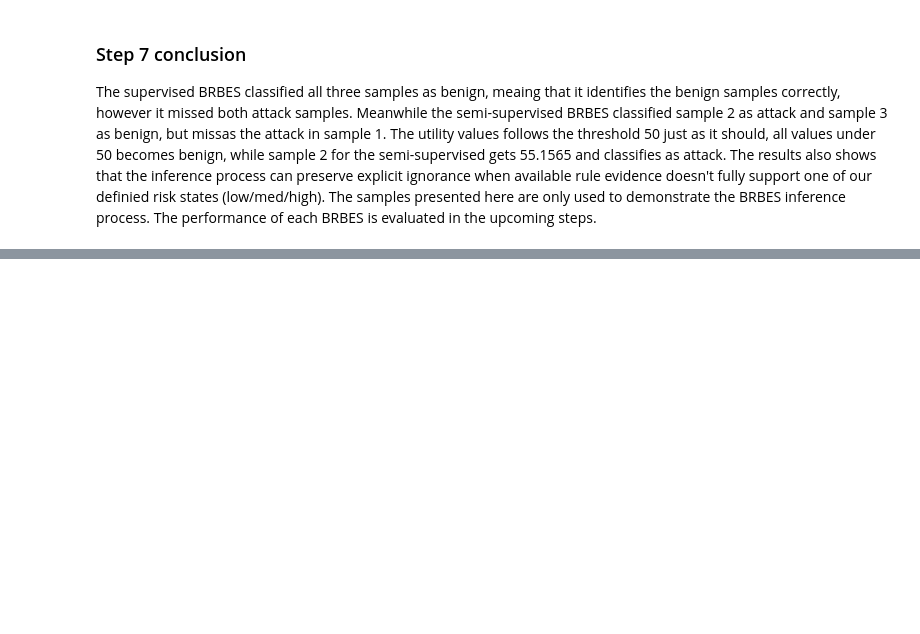
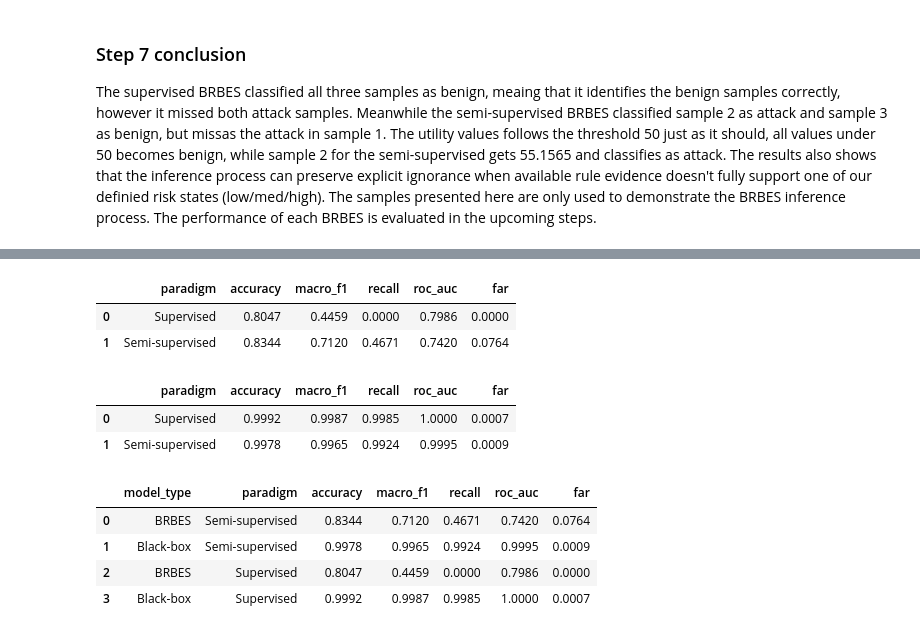
Before and after one commit to Nishant-Gandhi09/D7084E_XAI_Lab3, a Jupyter notebook: lab3.ipynb, the cells around one changed output, grey strips where cells are left out. Saved outputs shown, nothing was run; the diff lists cells and outputs as text; code cells hidden in the pictures; blank space fills up the shorter version.

```diff
--- a/lab3.ipynb
+++ b/lab3.ipynb
@@ -1143,0 +1148,67 @@ The samples presented here are only used to demonstrate the BRBES inference proc
+# %%
+# Evaluate the BRBES predictions against the true labels
+brbes_test_results = []
+for paradigm, brb in brb_models.items():
+    features = brb["features"]
+    thresholds = brb["thresholds"]
+    rule_base = brb["rule_base"]
+    predictions = []
+    utility_scores = []
+    for idx, sample_row in X_test[features].iterrows():
+        result = evaluate_brb(sample_row, thresholds, rule_base, features)
+        predictions.append(1 if result["predicted_label"] == "Attack" else 0)
+        utility_scores.append(result["utility"]/100)  # Normalize utility to [0, 1] for ROC AUC
+    tn, fp, fn, tp = confusion_matrix(y_test, predictions, labels=[0, 1]).ravel()
+    far = fp / (fp + tn) if (fp + tn) > 0 else 0.0
+    brbes_test_results.append({
+        "paradigm": paradigm,
+        "accuracy": accuracy_score(y_test, predictions),
+        "macro_f1": f1_score(y_test, predictions, average="macro"),
+        "recall": recall_score(y_test, predictions),
+        "roc_auc": roc_auc_score(y_test, utility_scores),
+        "far": far,
+    })
+brbes_test_results_df = pd.DataFrame(brbes_test_results)
+display(brbes_test_results_df[["paradigm", "accuracy", "macro_f1", "recall", "roc_auc", "far"]].round(4))
+# %% [output]
+|  | paradigm | accuracy | macro_f1 | recall | roc_auc | far |
+| 0 | Supervised | 0.8047 | 0.4459 | 0.0000 | 0.7986 | 0.0000 |
+| 1 | Semi-supervised | 0.8344 | 0.7120 | 0.4671 | 0.7420 | 0.0764 |
+# %%
+# Black-box evaluation
+blackbox_test_results = []
+
+for paradigm, model in explain_models.items():
+    predictions = model.predict(X_test)
+    attack_probabilities = model.predict_proba(X_test)[:, 1]  # Probability of the attack class
+    tn, fp, fn, tp = confusion_matrix(y_test, predictions, labels=[0, 1]).ravel()
+    far = fp / (fp + tn) if (fp + tn) > 0 else 0.0
+    blackbox_test_results.append({
+        "paradigm": paradigm,
+        "accuracy": accuracy_score(y_test, predictions),
+        "macro_f1": f1_score(y_test, predictions, average="macro"),
+        "recall": recall_score(y_test, predictions),
+        "roc_auc": roc_auc_score(y_test, attack_probabilities),
+        "far": far,
+    })
+blackbox_test_results_df = pd.DataFrame(blackbox_test_results)
+display(blackbox_test_results_df[["paradigm", "accuracy", "macro_f1", "recall", "roc_auc", "far"]].round(4))
+# %% [output]
+|  | paradigm | accuracy | macro_f1 | recall | roc_auc | far |
+| 0 | Supervised | 0.9992 | 0.9987 | 0.9985 | 1.0000 | 0.0007 |
+| 1 | Semi-supervised | 0.9978 | 0.9965 | 0.9924 | 0.9995 | 0.0009 |
+# %%
+# Combine the BRBES and black-box evaluation results for a final comparison.
+blackbox_comparison = blackbox_test_results_df.copy()
+blackbox_comparison["model_type"] = "Black-box"
+brbes_comparison = brbes_test_results_df.copy()
+brbes_comparison["model_type"] = "BRBES"
+final_comparison_df = pd.concat([blackbox_comparison, brbes_comparison], ignore_index=True)
+final_comparison_df = final_comparison_df.sort_values(["paradigm", "model_type"]).reset_index(drop=True)
+display(final_comparison_df[["model_type", "paradigm", "accuracy", "macro_f1", "recall", "roc_auc", "far"]].round(4))
+# %% [output]
+|  | model_type | paradigm | accuracy | macro_f1 | recall | roc_auc | far |
+| 0 | BRBES | Semi-supervised | 0.8344 | 0.7120 | 0.4671 | 0.7420 | 0.0764 |
+| 1 | Black-box | Semi-supervised | 0.9978 | 0.9965 | 0.9924 | 0.9995 | 0.0009 |
+| 2 | BRBES | Supervised | 0.8047 | 0.4459 | 0.0000 | 0.7986 | 0.0000 |
+| 3 | Black-box | Supervised | 0.9992 | 0.9987 | 0.9985 | 1.0000 | 0.0007 |
```
Also changed, not shown: parts of 2 cells of this notebook.
